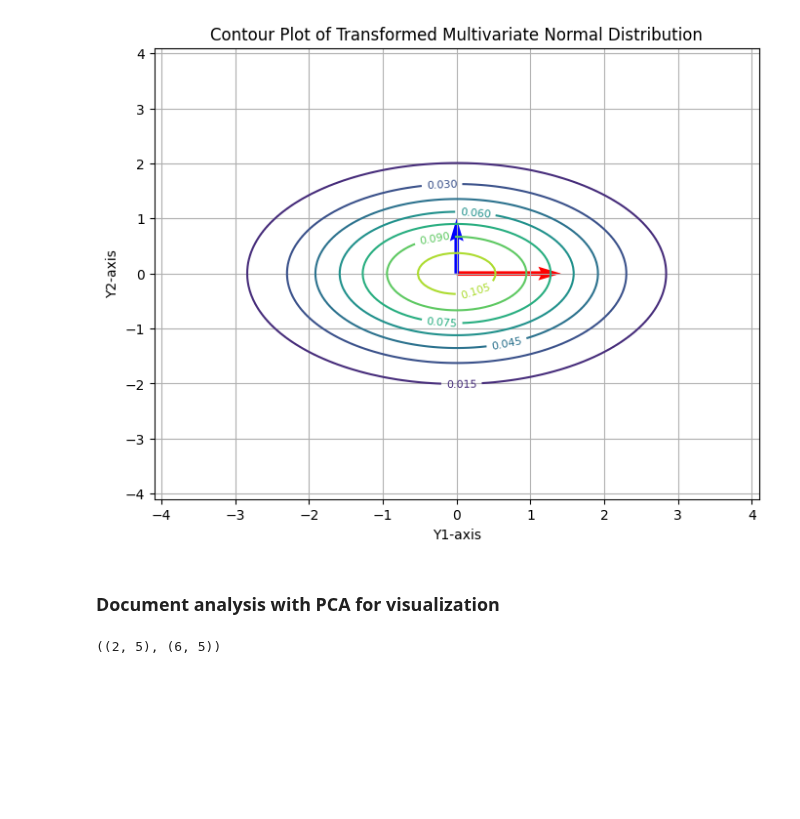
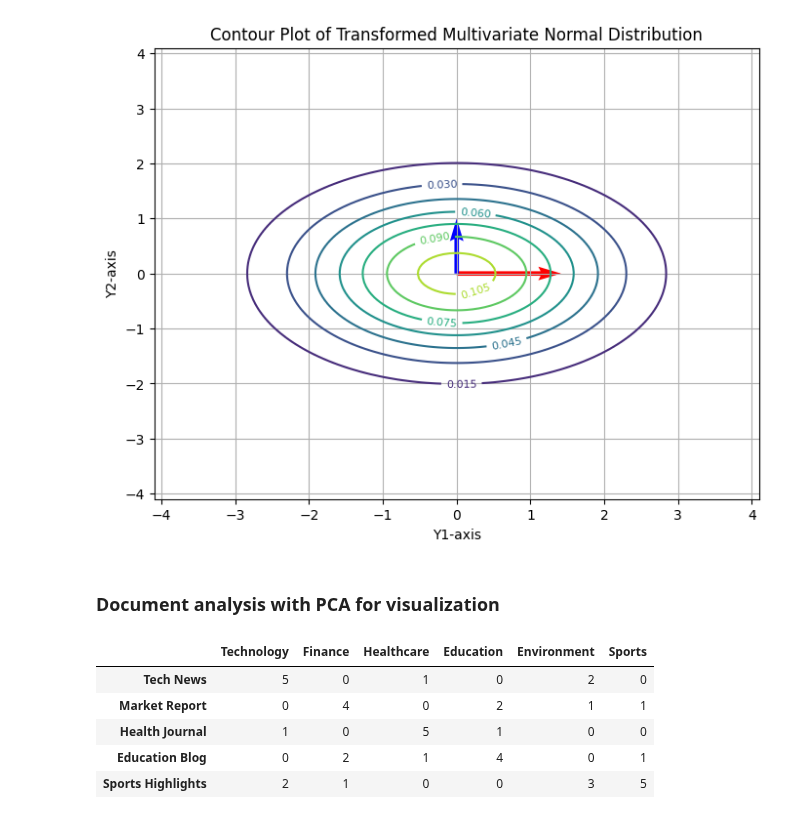
Before and after one commit to jakeoung/teach, a Jupyter notebook: ai/eigen_decomposition.ipynb, the cells around one changed output. Cells and saved outputs as stored; diff of their text form; code cells hidden in the pictures; blank space fills up the shorter version.

```diff
--- a/ai/eigen_decomposition.ipynb
+++ b/ai/eigen_decomposition.ipynb
@@ -86,10 +86,15 @@ plt.show()
 [figure]
 # %% [markdown]
 ### Document analysis with PCA for visualization
-# %%
-(eigvecs.T).shape, (data_matrix.T).shape
-# %% [output]
-((2, 5), (6, 5))
+# %%
+data_matrix
+# %% [output]
+|  | Technology | Finance | Healthcare | Education | Environment | Sports |
+| Tech News | 5 | 0 | 1 | 0 | 2 | 0 |
+| Market Report | 0 | 4 | 0 | 2 | 1 | 1 |
+| Health Journal | 1 | 0 | 5 | 1 | 0 | 0 |
+| Education Blog | 0 | 2 | 1 | 4 | 0 | 1 |
+| Sports Highlights | 2 | 1 | 0 | 0 | 3 | 5 |
 # %%
 import numpy as np
 import pandas as pd
```
Also changed, not shown: parts of 2 cells of this notebook, 8 other files.
